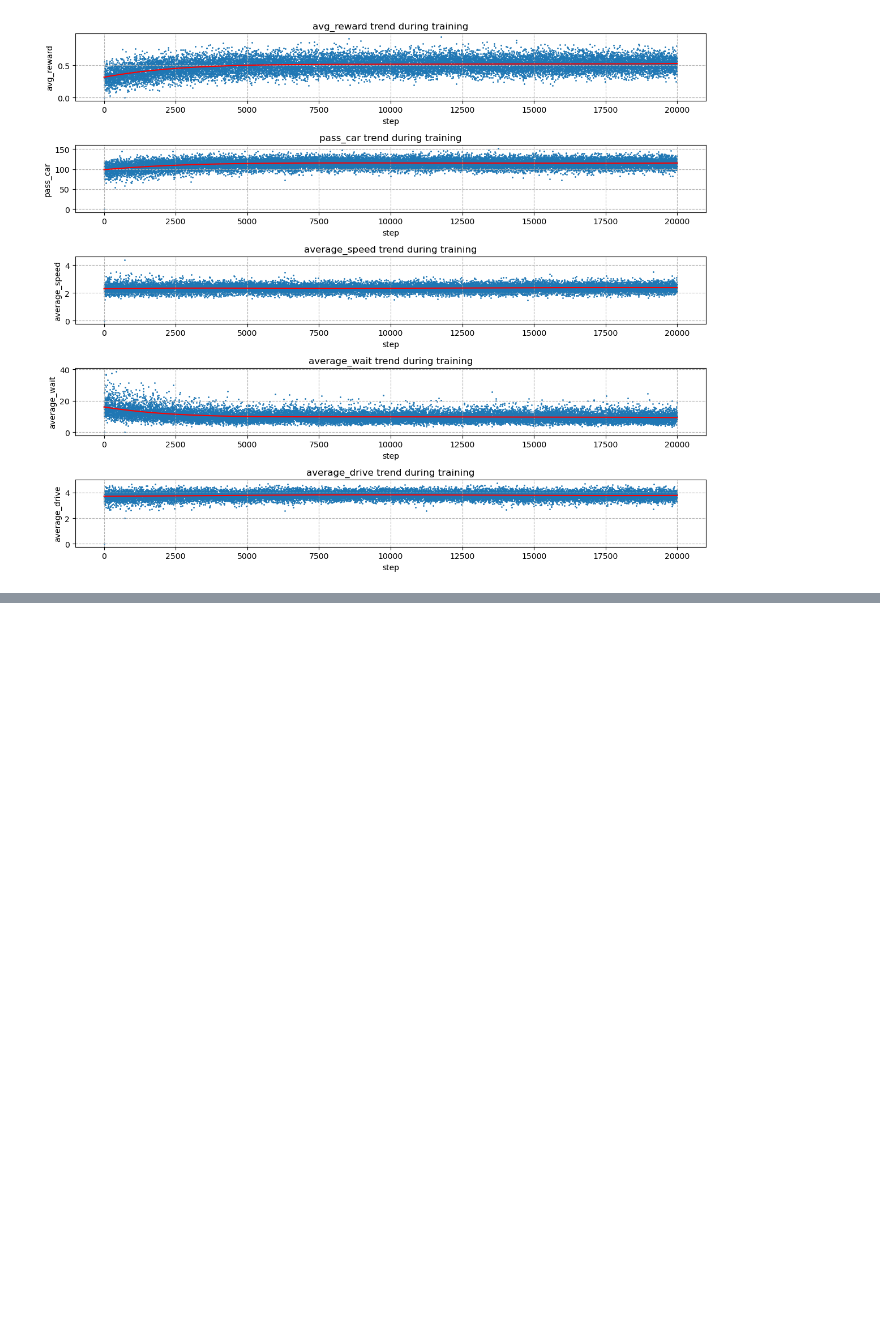
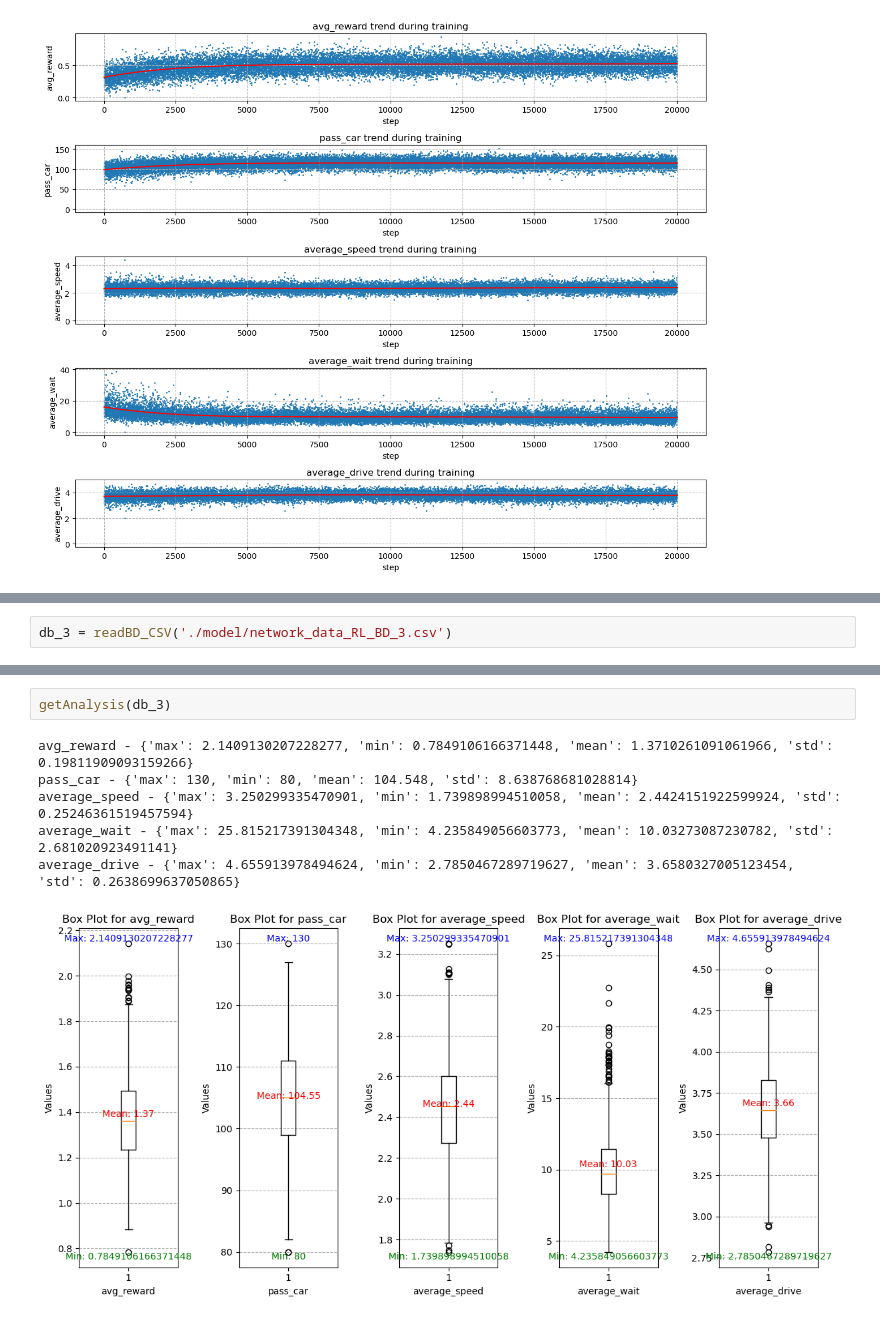
Before and after one commit to X-Fan-Jack/SmartTrafficLight-ABM-RL, a Jupyter notebook: data_analysis/0_project_network_model.ipynb, the cells around one changed output, grey strips where cells are left out. Drawn from its saved outputs; the diff is of its cells as text; blank space fills up the shorter version.

```diff
--- a/data_analysis/0_project_network_model.ipynb
+++ b/data_analysis/0_project_network_model.ipynb
@@ -330,0 +392,2 @@ getTrend(db_1)
+# %%
+db_3 = readBD_CSV('./model/network_data_RL_BD_3.csv')
@@ -330,0 +411,9 @@ getTrend(db_1)
+# %%
+getAnalysis(db_3)
+# %% [output]
+avg_reward - {'max': 2.1409130207228277, 'min': 0.7849106166371448, 'mean': 1.3710261091061966, 'std': 0.19811909093159266}
+pass_car - {'max': 130, 'min': 80, 'mean': 104.548, 'std': 8.638768681028814}
+average_speed - {'max': 3.250299335470901, 'min': 1.739898994510058, 'mean': 2.4424151922599924, 'std': 0.25246361519457594}
+average_wait - {'max': 25.815217391304348, 'min': 4.235849056603773, 'mean': 10.03273087230782, 'std': 2.681020923491141}
+average_drive - {'max': 4.655913978494624, 'min': 2.7850467289719627, 'mean': 3.6580327005123454, 'std': 0.2638699637050865}
+[figure, added]
```
Also changed, not shown: parts of 17 cells of this notebook, 1 other file.
